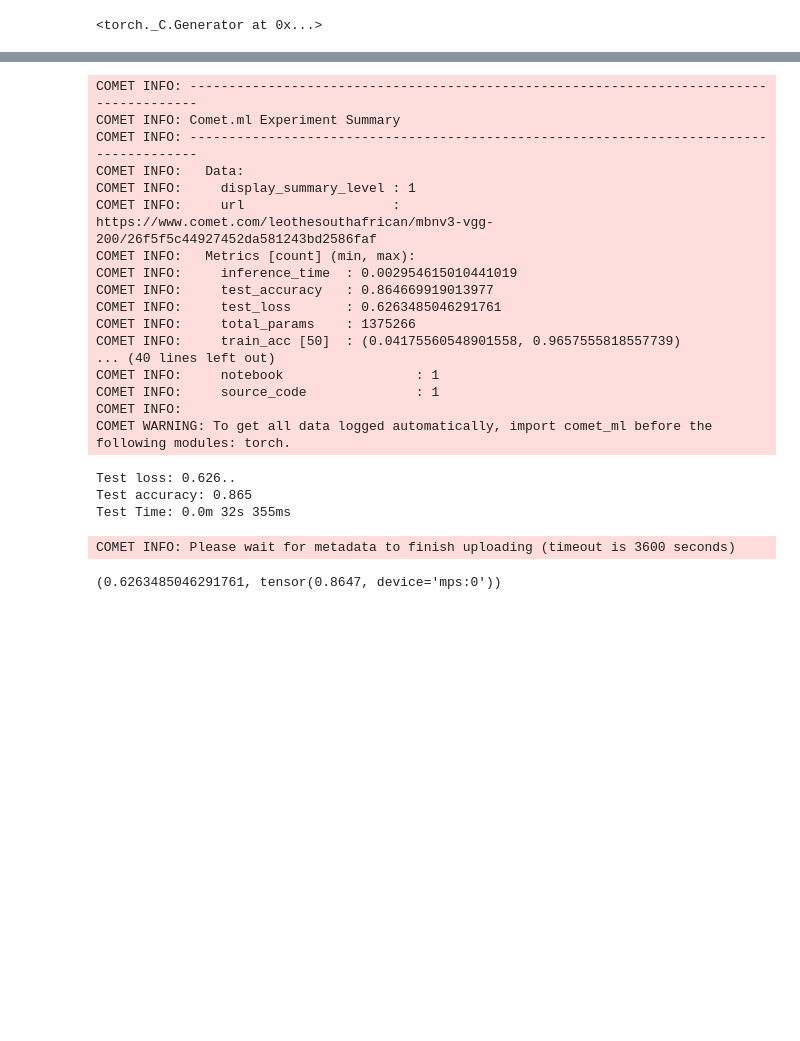
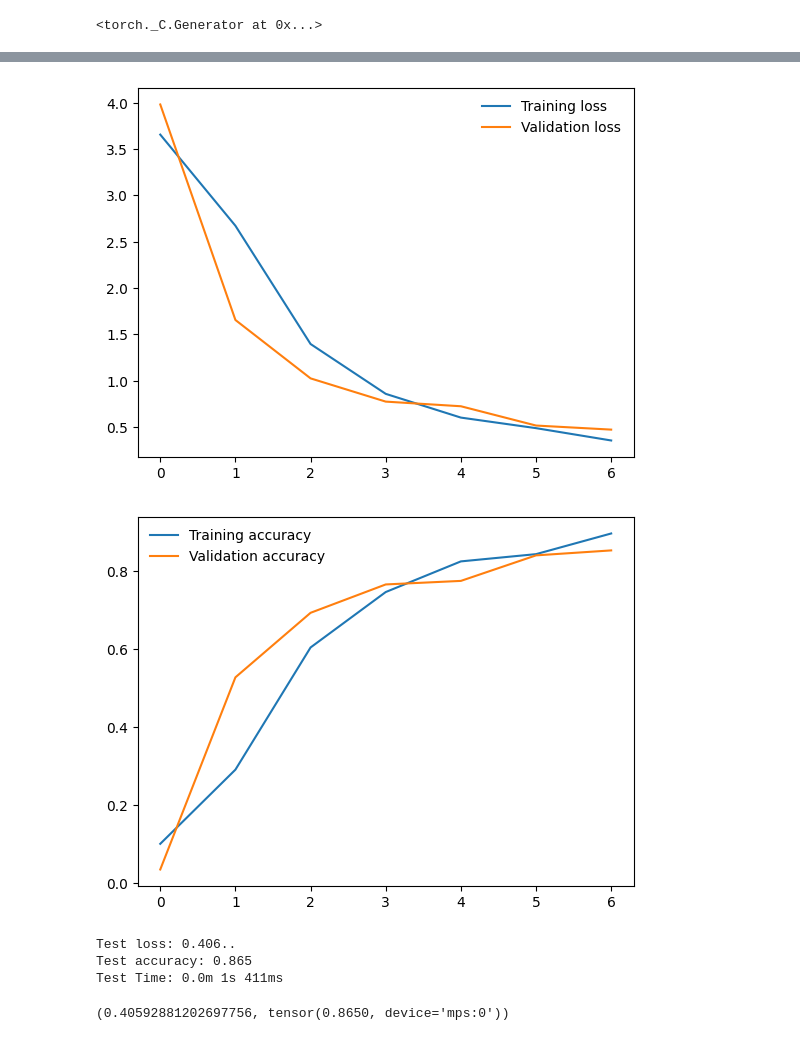
Before and after one commit to leothesouthafrican/Thesis, a Jupyter notebook: notebooks/CBAM.ipynb, the cells around one changed output, grey strips where cells are left out. Cells and saved outputs as stored; diff of their text form; code cells hidden in the pictures; blank space fills up the shorter version.

```diff
--- a/notebooks/CBAM.ipynb
+++ b/notebooks/CBAM.ipynb
@@ -30,18 +33,18 @@ prms = {
     "weights": None,
     "module": _CBAM,
     "module_alias": "CBAM",
-    "data_path": "/Users/leo/Desktop/Thesis/data/vgg_50/",
-    "batch_size": 32,
+    "data_path": "../data/faces_50/",
+    "batch_size": 16,
     "img_size": 224,
     "num_classes": 50,
-    "epochs": 50,
+    "epochs": 7,
     "learning_rate": 0.001,
-    "device": "mps",
+    "device": set_device(),
     "model": None,
-    "experiment": Experiment(api_key=comet_token, project_name=project_name, workspace=workspace, log_code=True),
-    "load_model": False,
+    "experiment": None,
+    "load_model": True,
 }
 prms["model_save_path"] = f"./output/{prms['module_alias']}_{prms['data_path'].split('/')[-2]}.pth"
 
-model = prms["model"] = MBNV3_Creator(prms["num_classes"], prms["device"], module = prms["module"])
+model = prms["model"] = MBNV3Creator(prms["backbone"], prms["num_classes"], prms["weights"], prms["device"], prms["module"])
 delete_ds_store(prms["data_path"])
@@ -52,6 +51,6 @@ COMET INFO: Experiment is live on comet.com https://www.comet.com/leothesouthafr
 # %%
 #mean, std = mean_std_finder(prms["data_path"])
-mean, std = torch.tensor([0.5235, 0.4358, 0.3905]), torch.tensor([0.2993, 0.2770, 0.2729])
+mean, std = torch.tensor([0.3860, 0.3119, 0.2690]), torch.tensor([0.2279, 0.2167, 0.2135])
 
 train_transform = transforms.Compose([
     transforms.Resize((prms["img_size"], prms["img_size"])),
@@ -72,6 +71,6 @@ val_data = torchvision.datasets.ImageFolder(prms["data_path"] + "val/", transfor
 test_data = torchvision.datasets.ImageFolder(prms["data_path"] + "test/", transform=test_transform)
 
 #Creating the data loaders
-train_loader = torch.utils.data.DataLoader(train_data, batch_size=prms["batch_size"], shuffle=True, num_workers=0)
-val_loader = torch.utils.data.DataLoader(val_data, batch_size=prms["batch_size"], shuffle=False, num_workers=0)
-test_loader = torch.utils.data.DataLoader(test_data, batch_size=prms["batch_size"], shuffle=False, num_workers=0)
+train_loader = torch.utils.data.DataLoader(train_data, batch_size=32, shuffle=True, num_workers=0)
+val_loader = torch.utils.data.DataLoader(val_data, batch_size=32, shuffle=False, num_workers=0)
+test_loader = torch.utils.data.DataLoader(test_data, batch_size=32, shuffle=False, num_workers=0)
@@ -97,10 +98,10 @@ Clipping input data to the valid range for imshow with RGB data ([0..1] for floa
 # %%
 #build the model
-model = load_model(model.build_model(), prms["model_save_path"]) if prms["load_model"] else model.build_model()
+model = load_model(model.build(), prms["model_save_path"]) if prms["load_model"] else model.build()
 
 # Loss and optimizer
 criterion = nn.CrossEntropyLoss().to(prms["device"])
 optimizer = torch.optim.Adam(model.parameters(), lr=prms["learning_rate"])
-scheduler = ReduceLROnPlateau(optimizer, mode='min', factor=0.1, patience=5, verbose=True)
 
+# log loss and optimizer
 prms["experiment"].log_parameters({"loss": criterion, "optimizer": optimizer}) if prms["experiment"] else None
@@ -135,7 +137,7 @@ Estimated Total Size (MB): 28.17
 ====================================================================================================================================================================================
 # %%
 #train the model
-train_losses, train_acc, val_losses, val_acc = train(model, train_loader, val_loader, criterion, optimizer, scheduler, hyper_params = prms, verbose = 2, test_transform = train_transform, experiment=prms["experiment"])
+train_losses, train_acc, val_losses, val_acc = train(model, train_loader, val_loader, criterion, optimizer, hyper_params = prms, verbose = 2, experiment = prms["experiment"])
 
 #plot the training and validation metrics
 plot_metrics(train_losses, train_acc, val_losses, val_acc)
@@ -190,26 +173,10 @@ Best Accuracy Achieved: 65.87% on epoch 12
+[figure, added]
+[figure, added]
 # %%
 #test the model
 test(model, test_loader, criterion, hyper_params = prms, experiment = prms["experiment"])
 # %% [output]
-COMET INFO: ---------------------------------------------------------------------------------------
-COMET INFO: Comet.ml Experiment Summary
-COMET INFO: ---------------------------------------------------------------------------------------
-COMET INFO:   Data:
-COMET INFO:     display_summary_level : 1
-COMET INFO:     url                   : https://www.comet.com/leothesouthafrican/mbnv3-vgg-200/26f5f5c44927452da581243bd2586faf
-COMET INFO:   Metrics [count] (min, max):
-COMET INFO:     inference_time  : 0.002954615010441019
-COMET INFO:     test_accuracy   : 0.864669919013977
-COMET INFO:     test_loss       : 0.6263485046291761
-COMET INFO:     total_params    : 1375266
-COMET INFO:     train_acc [50]  : (0.04175560548901558, 0.9657555818557739)
-... (40 lines left out)
-COMET INFO:     notebook                 : 1
-COMET INFO:     source_code              : 1
-COMET INFO:
-COMET WARNING: To get all data logged automatically, import comet_ml before the following modules: torch.
+Test loss: 0.406..
+Test accuracy: 0.865
+Test Time: 0.0m 1s 411ms
-Test loss: 0.626..
-Test accuracy: 0.865
-Test Time: 0.0m 32s 355ms
+(0.40592881202697756, tensor(0.8650, device='mps:0'))
-COMET INFO: Please wait for metadata to finish uploading (timeout is 3600 seconds)
-(0.6263485046291761, tensor(0.8647, device='mps:0'))
```
Also changed, not shown: parts of 8 cells of this notebook, 46 other files.
